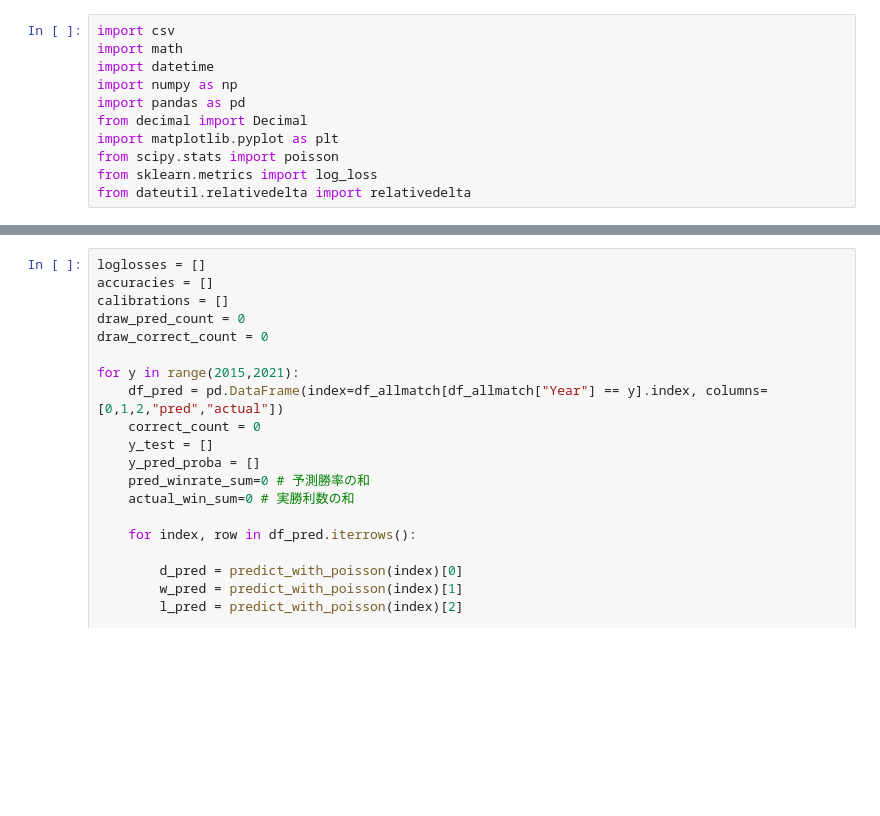
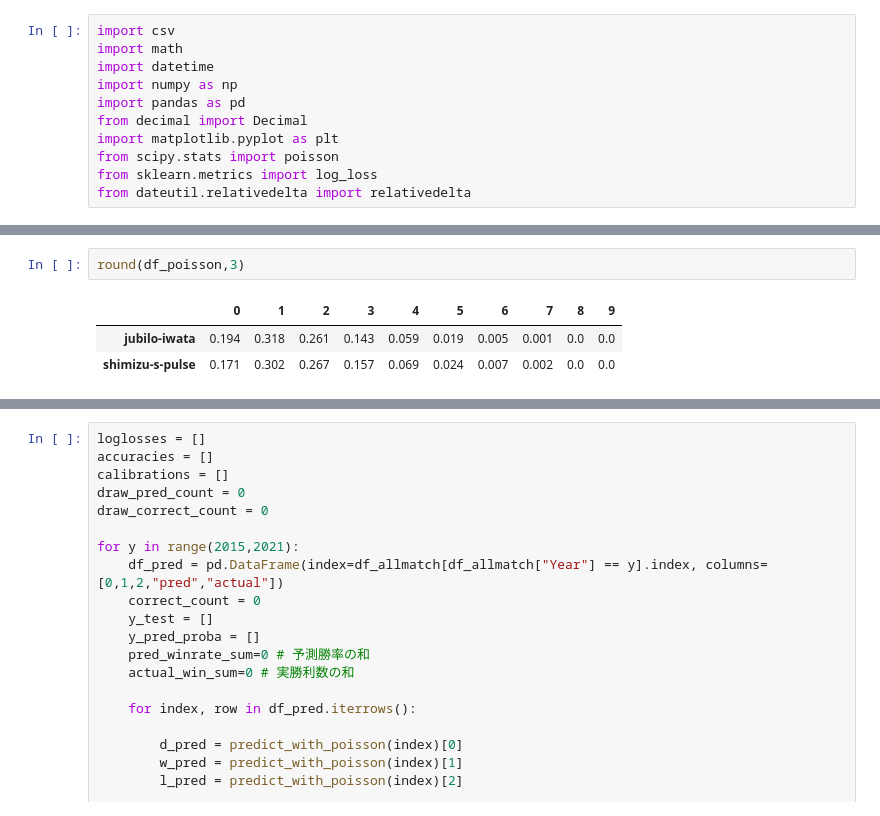
Before and after one commit to dovicie/jleague-result-prediction, a Jupyter notebook: prediction_with_poisson_distribution2.ipynb, the cells around one changed output, grey strips where cells are left out. Saved outputs shown, nothing was run; the diff lists cells and outputs as text; blank space fills up the shorter version.

```diff
--- a/prediction_with_poisson_distribution2.ipynb
+++ b/prediction_with_poisson_distribution2.ipynb
@@ -31,3 +153,9 @@ df_allmatch
+# %%
+round(df_poisson,3)
+# %% [output]
+|  | 0 | 1 | 2 | 3 | 4 | 5 | 6 | 7 | 8 | 9 |
+| jubilo-iwata | 0.194 | 0.318 | 0.261 | 0.143 | 0.059 | 0.019 | 0.005 | 0.001 | 0.0 | 0.0 |
+| shimizu-s-pulse | 0.171 | 0.302 | 0.267 | 0.157 | 0.069 | 0.024 | 0.007 | 0.002 | 0.0 | 0.0 |
 # %%
 def predict_with_poisson(match_id, match_range = 17):
 
```
Also changed, not shown: parts of 4 cells of this notebook, 3 other files.
